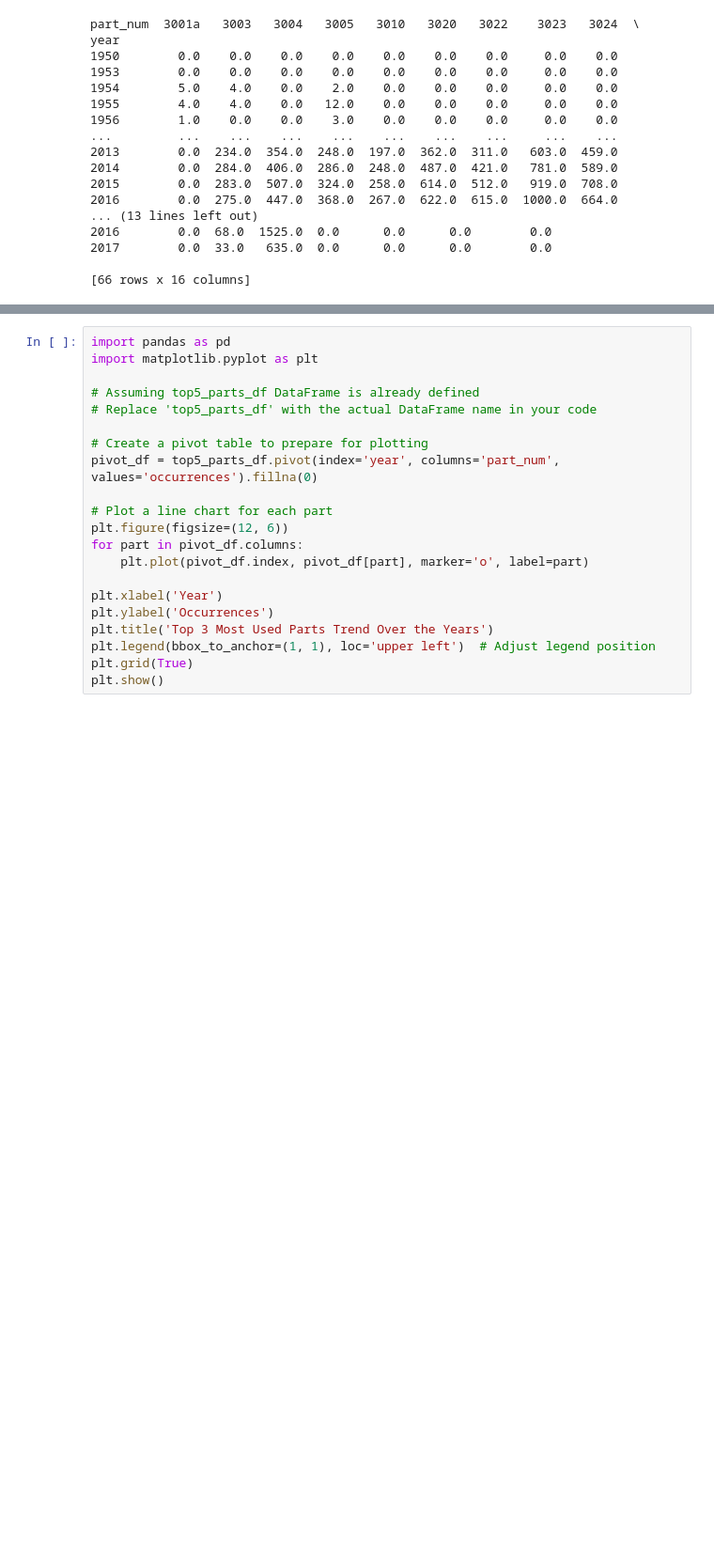
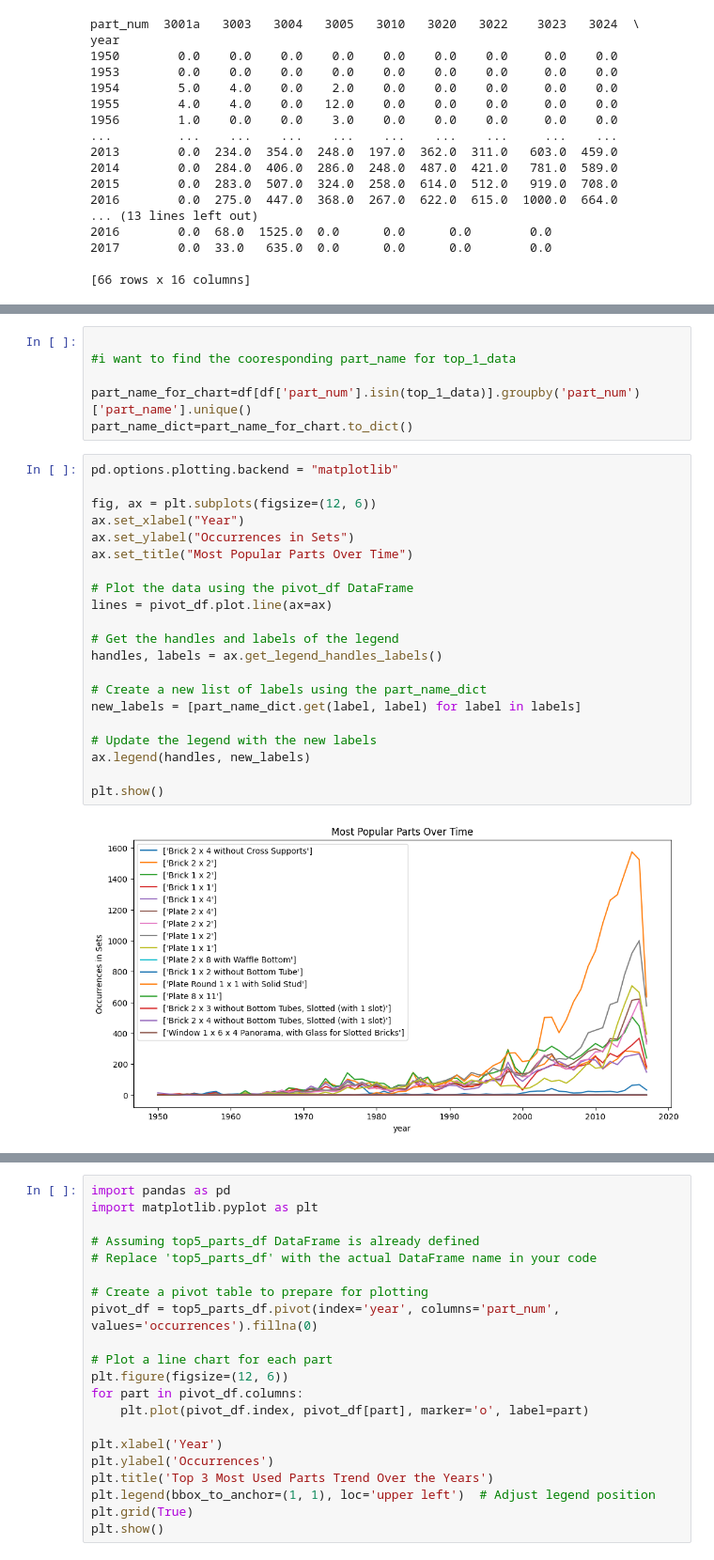
Before and after one commit to MatthewKolotylo/Lego-Project, a Jupyter notebook: OG Data/Master Code Copy.ipynb, the cells around one changed output, grey strips where cells are left out. Shown at 94% size. Saved outputs shown, nothing was run; the diff lists cells and outputs as text; blank space fills up the shorter version.

```diff
--- a/OG Data/Master Code Copy.ipynb
+++ b/OG Data/Master Code Copy.ipynb
@@ -458,0 +474,29 @@ year
+# %%
+
+#i want to find the cooresponding part_name for top_1_data
+
+part_name_for_chart=df[df['part_num'].isin(top_1_data)].groupby('part_num')['part_name'].unique()
+part_name_dict=part_name_for_chart.to_dict()
+# %%
+pd.options.plotting.backend = "matplotlib"
+
+fig, ax = plt.subplots(figsize=(12, 6))
+ax.set_xlabel("Year")
+ax.set_ylabel("Occurrences in Sets")
+ax.set_title("Most Popular Parts Over Time")
+
+# Plot the data using the pivot_df DataFrame
+lines = pivot_df.plot.line(ax=ax)
+
+# Get the handles and labels of the legend
+handles, labels = ax.get_legend_handles_labels()
+
+# Create a new list of labels using the part_name_dict
+new_labels = [part_name_dict.get(label, label) for label in labels]
+
+# Update the legend with the new labels
+ax.legend(handles, new_labels)
+
+plt.show()
+# %% [output]
+[figure, added]
```
Also changed, not shown: parts of 14 cells of this notebook.
